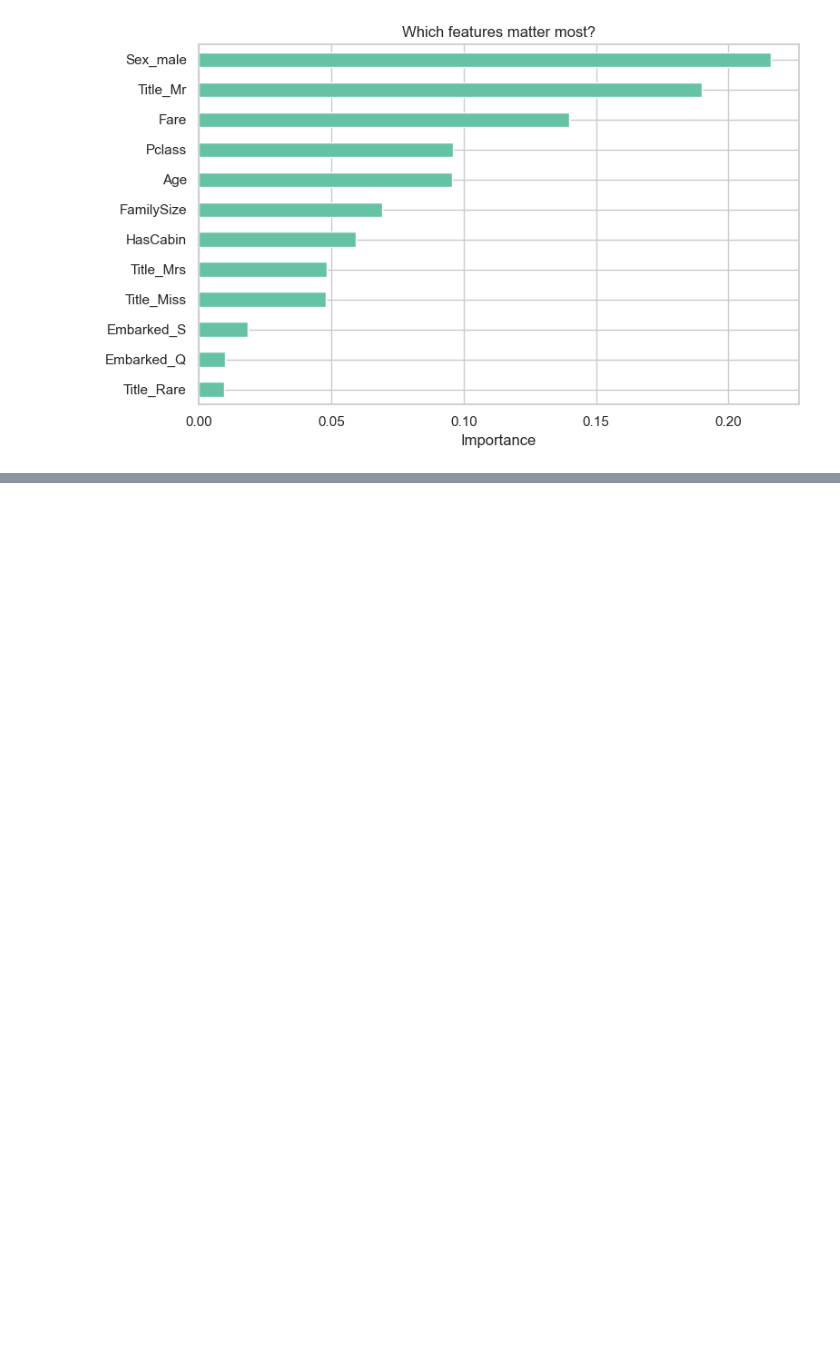
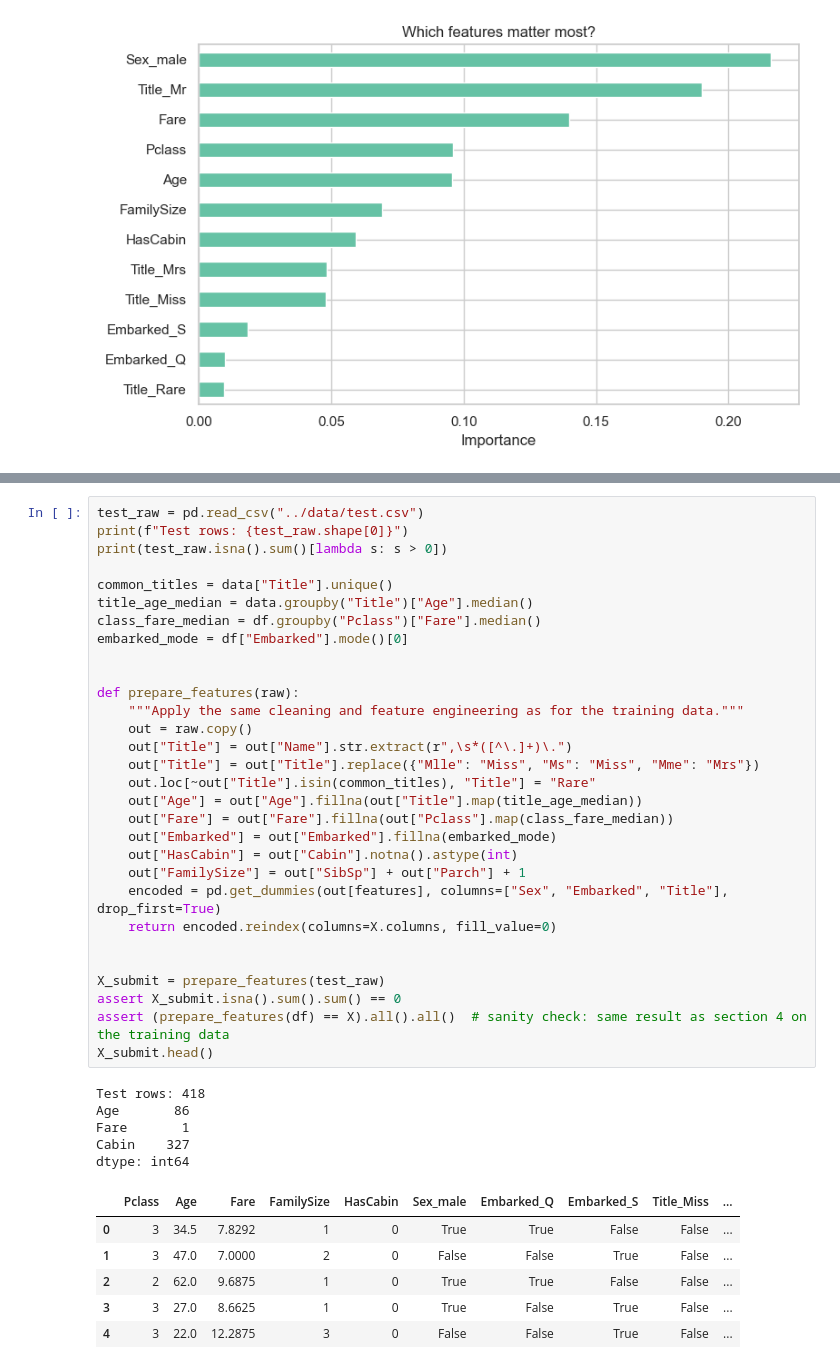
Before and after one commit to OlgaKoleda/titanic-survival-analysis, a Jupyter notebook: notebooks/titanic_analysis.ipynb, the cells around one changed output, grey strips where cells are left out. Drawn from its saved outputs; the diff is of its cells as text; blank space fills up the shorter version.

```diff
--- a/notebooks/titanic_analysis.ipynb
+++ b/notebooks/titanic_analysis.ipynb
@@ -296,0 +442,42 @@ plt.show()
+# %%
+test_raw = pd.read_csv("../data/test.csv")
+print(f"Test rows: {test_raw.shape[0]}")
+print(test_raw.isna().sum()[lambda s: s > 0])
+
+common_titles = data["Title"].unique()
+title_age_median = data.groupby("Title")["Age"].median()
+class_fare_median = df.groupby("Pclass")["Fare"].median()
+embarked_mode = df["Embarked"].mode()[0]
+
+
+def prepare_features(raw):
+    """Apply the same cleaning and feature engineering as for the training data."""
+    out = raw.copy()
+    out["Title"] = out["Name"].str.extract(r",\s*([^\.]+)\.")
+    out["Title"] = out["Title"].replace({"Mlle": "Miss", "Ms": "Miss", "Mme": "Mrs"})
+    out.loc[~out["Title"].isin(common_titles), "Title"] = "Rare"
+    out["Age"] = out["Age"].fillna(out["Title"].map(title_age_median))
+    out["Fare"] = out["Fare"].fillna(out["Pclass"].map(class_fare_median))
+    out["Embarked"] = out["Embarked"].fillna(embarked_mode)
+    out["HasCabin"] = out["Cabin"].notna().astype(int)
+    out["FamilySize"] = out["SibSp"] + out["Parch"] + 1
+    encoded = pd.get_dummies(out[features], columns=["Sex", "Embarked", "Title"], drop_first=True)
+    return encoded.reindex(columns=X.columns, fill_value=0)
+
+
+X_submit = prepare_features(test_raw)
+assert X_submit.isna().sum().sum() == 0
+assert (prepare_features(df) == X).all().all()  # sanity check: same result as section 4 on the training data
+X_submit.head()
+# %% [output]
+Test rows: 418
+Age       86
+Fare       1
+Cabin    327
+dtype: int64
+|  | Pclass | Age | Fare | FamilySize | HasCabin | Sex_male | Embarked_Q | Embarked_S | Title_Miss | ... |
+| 0 | 3 | 34.5 | 7.8292 | 1 | 0 | True | True | False | False | ... |
+| 1 | 3 | 47.0 | 7.0000 | 2 | 0 | False | False | True | False | ... |
+| 2 | 2 | 62.0 | 9.6875 | 1 | 0 | True | True | False | False | ... |
+| 3 | 3 | 27.0 | 8.6625 | 1 | 0 | True | False | True | False | ... |
+| 4 | 3 | 22.0 | 12.2875 | 3 | 0 | False | False | True | False | ... |
```
Also changed, not shown: parts of 17 cells of this notebook, 4 other files.
